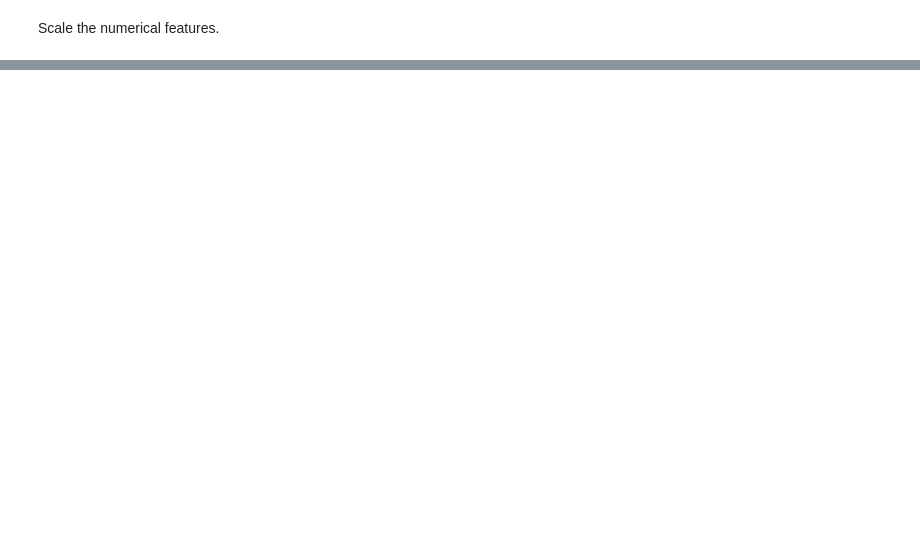
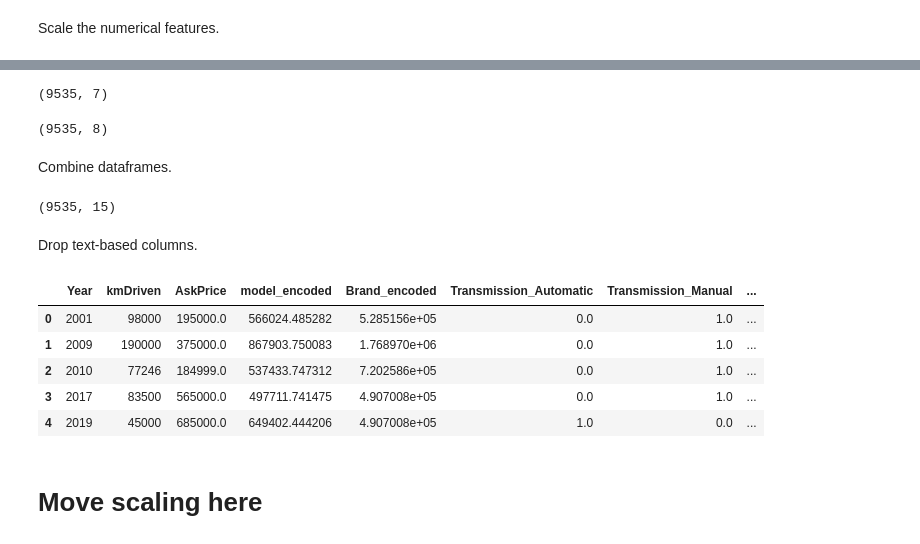
Before and after one commit to johnpospisil/used-car-values-in-india, a Jupyter notebook: used-car-values-in-india.ipynb, the cells around one changed output, grey strips where cells are left out. Drawn from its saved outputs; the diff is of its cells as text; code cells hidden in the pictures; blank space fills up the shorter version.

```diff
--- a/used-car-values-in-india.ipynb
+++ b/used-car-values-in-india.ipynb
@@ -503,0 +546,32 @@ final_X.head()
+# %%
+df_encoded.shape
+# %% [output]
+(9535, 7)
+# %%
+df.shape
+# %% [output]
+(9535, 8)
+# %% [markdown]
+Combine dataframes.
+# %%
+df_encoded = df_encoded.reindex(df.index)
+df_combined = pd.concat([df, df_encoded], axis=1)
+# %%
+df_combined.shape
+# %% [output]
+(9535, 15)
+# %% [markdown]
+Drop text-based columns.
+# %%
+df_combined.drop(columns=['Transmission', 'Owner', 'FuelType'], inplace=True)
+# %%
+df_combined.head()
+# %% [output]
+|  | Year | kmDriven | AskPrice | model_encoded | Brand_encoded | Transmission_Automatic | Transmission_Manual | ... |
+| 0 | 2001 | 98000 | 195000.0 | 566024.485282 | 5.285156e+05 | 0.0 | 1.0 | ... |
+| 1 | 2009 | 190000 | 375000.0 | 867903.750083 | 1.768970e+06 | 0.0 | 1.0 | ... |
+| 2 | 2010 | 77246 | 184999.0 | 537433.747312 | 7.202586e+05 | 0.0 | 1.0 | ... |
+| 3 | 2017 | 83500 | 565000.0 | 497711.741475 | 4.907008e+05 | 0.0 | 1.0 | ... |
+| 4 | 2019 | 45000 | 685000.0 | 649402.444206 | 4.907008e+05 | 1.0 | 0.0 | ... |
+# %% [markdown]
+# Move scaling here
```
Also changed, not shown: parts of 19 cells of this notebook.
